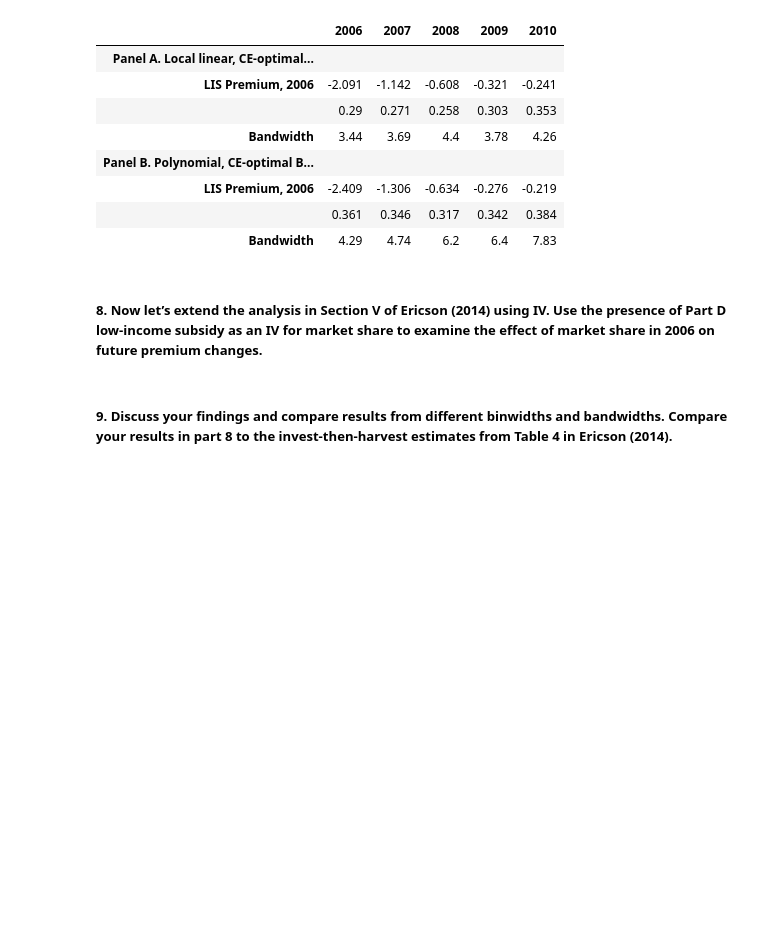
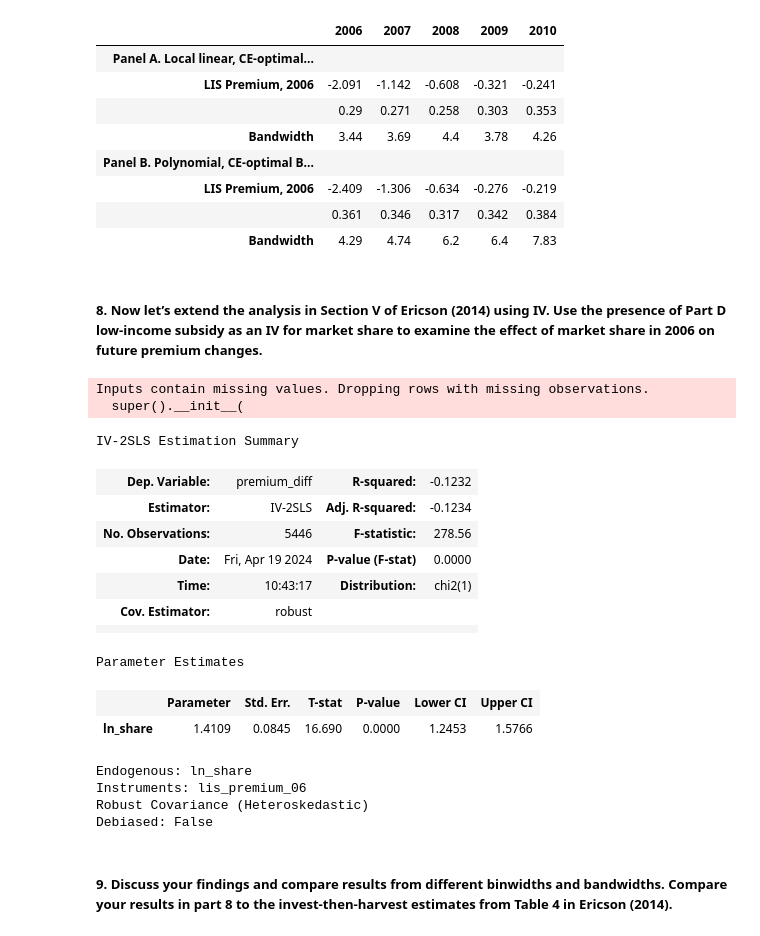
Before and after one commit to michaela-philip/EC771-Empirical-Assignment, a Jupyter notebook: Assignment.ipynb, the cells around one changed output. Drawn from its saved outputs; the diff is of its cells as text; code cells hidden in the pictures; blank space fills up the shorter version.

```diff
--- a/Assignment.ipynb
+++ b/Assignment.ipynb
@@ -165,6 +171,27 @@ table_4
 | Bandwidth | 4.29 | 4.74 | 6.2 | 6.4 | 7.83 |
 # %% [markdown]
 ##### 8. Now let’s extend the analysis in Section V of Ericson (2014) using IV. Use the presence of Part D low-income subsidy as an IV for market share to examine the effect of market share in 2006 on future premium changes.
+# %%
+from analysis.q8 import iv
+iv.summary
+# %% [output]
+Inputs contain missing values. Dropping rows with missing observations.
+  super().__init__(
+IV-2SLS Estimation Summary
+| Dep. Variable: | premium_diff | R-squared: | -0.1232 |
+| Estimator: | IV-2SLS | Adj. R-squared: | -0.1234 |
+| No. Observations: | 5446 | F-statistic: | 278.56 |
+| Date: | Fri, Apr 19 2024 | P-value (F-stat) | 0.0000 |
+| Time: | 10:43:17 | Distribution: | chi2(1) |
+| Cov. Estimator: | robust |  |  |
+|  |  |  |  |
+Parameter Estimates
+|  | Parameter | Std. Err. | T-stat | P-value | Lower CI | Upper CI |
+| ln_share | 1.4109 | 0.0845 | 16.690 | 0.0000 | 1.2453 | 1.5766 |
+Endogenous: ln_share
+Instruments: lis_premium_06
+Robust Covariance (Heteroskedastic)
+Debiased: False
 # %% [markdown]
 ##### 9. Discuss your findings and compare results from different binwidths and bandwidths. Compare your results in part 8 to the invest-then-harvest estimates from Table 4 in Ericson (2014).
 # %% [markdown]
```
Also changed, not shown: parts of 4 cells of this notebook, 1 other file.
